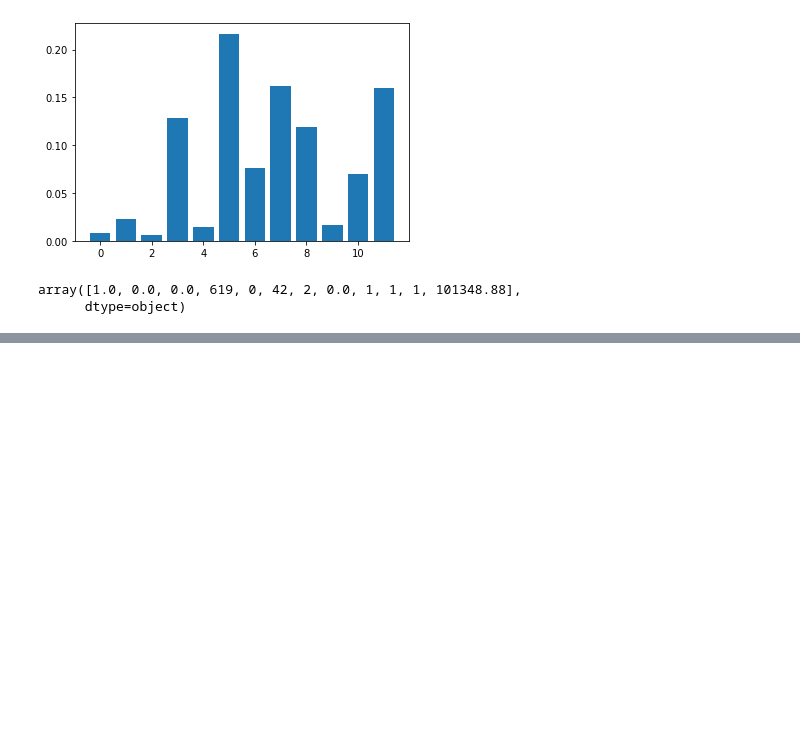
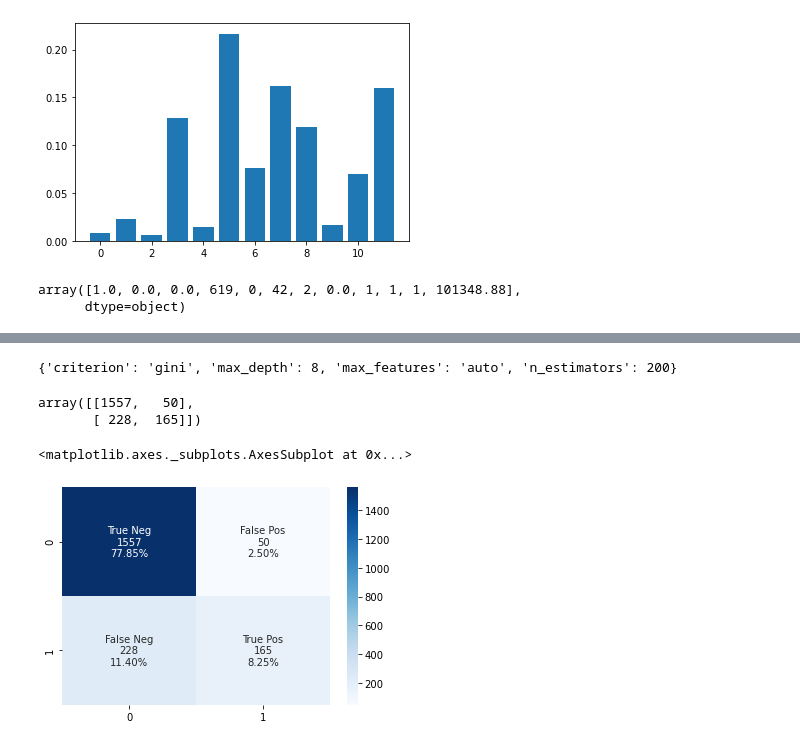
Before and after one commit to dorisakpovwa/bankchurn, a Jupyter notebook: Machine Learning/Machine_Learning_Analysis.ipynb, the cells around one changed output, grey strips where cells are left out. Cells and saved outputs as stored; diff of their text form; code cells hidden in the pictures; blank space fills up the shorter version.

```diff
--- a/Machine Learning/Machine_Learning_Analysis.ipynb
+++ b/Machine Learning/Machine_Learning_Analysis.ipynb
@@ -320,0 +323,14 @@ array([1.0, 0.0, 0.0, 619, 0, 42, 2, 0.0, 1, 1, 1, 101348.88],
+# %%
+from sklearn.ensemble import RandomForestClassifier
+rf = RandomForestClassifier(random_state=123)
+# rf.fit(X_train, y_train)
+# %%
+from sklearn.model_selection import GridSearchCV
+param_grid = {
+    'n_estimators': [200, 500,1000],
+    'max_features': ['auto', 'sqrt', 'log2'],
+    'max_depth' : [4,5,6,7,8],
+    'criterion' :['gini', 'entropy']
+}
+rfgrid = GridSearchCV(estimator=rf, param_grid=param_grid, cv= 5, verbose=3)
+rfgrid.fit(X_train, y_train)
@@ -320,0 +361,26 @@ array([1.0, 0.0, 0.0, 619, 0, 42, 2, 0.0, 1, 1, 1, 101348.88],
+# %%
+print(rfgrid.best_params_)
+# %% [output]
+{'criterion': 'gini', 'max_depth': 8, 'max_features': 'auto', 'n_estimators': 200}
+# %%
+y_pred = rfgrid.predict(X_test)
+# %%
+from sklearn.metrics import confusion_matrix, accuracy_score
+cm = confusion_matrix(y_test,y_pred)
+cm
+# %% [output]
+array([[1557,   50],
+       [ 228,  165]])
+# %%
+group_names = ['True Neg','False Pos','False Neg','True Pos']
+group_counts = ['{0:0.0f}'.format(value) for value in
+                cm.flatten()]
+group_percentages = ["{0:.2%}".format(value) for value in
+                     cm.flatten()/np.sum(cm)]
+labels = [f"{v1}\n{v2}\n{v3}" for v1, v2, v3 in
+          zip(group_names,group_counts,group_percentages)]
+labels = np.asarray(labels).reshape(2,2)
+sns.heatmap(cm, annot=labels, fmt='', cmap='Blues')
+# %% [output]
+<matplotlib.axes._subplots.AxesSubplot at 0x...>
+[figure, added]
```
Also changed, not shown: parts of 22 cells of this notebook.
